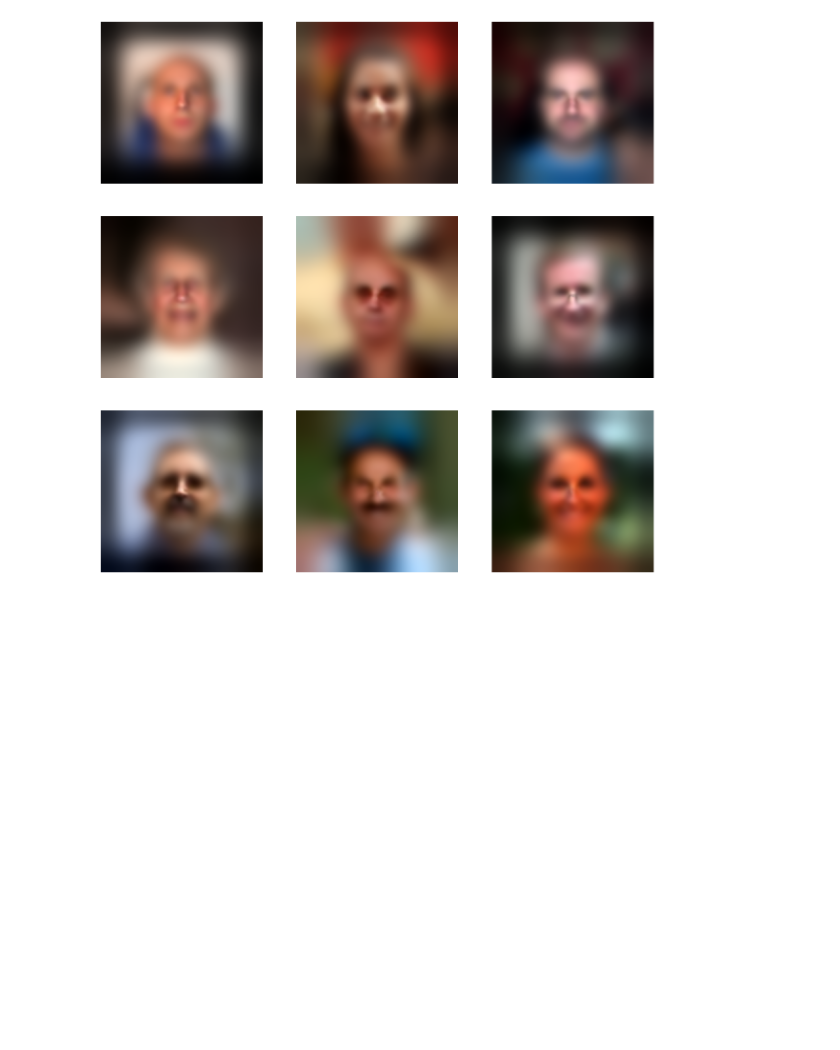
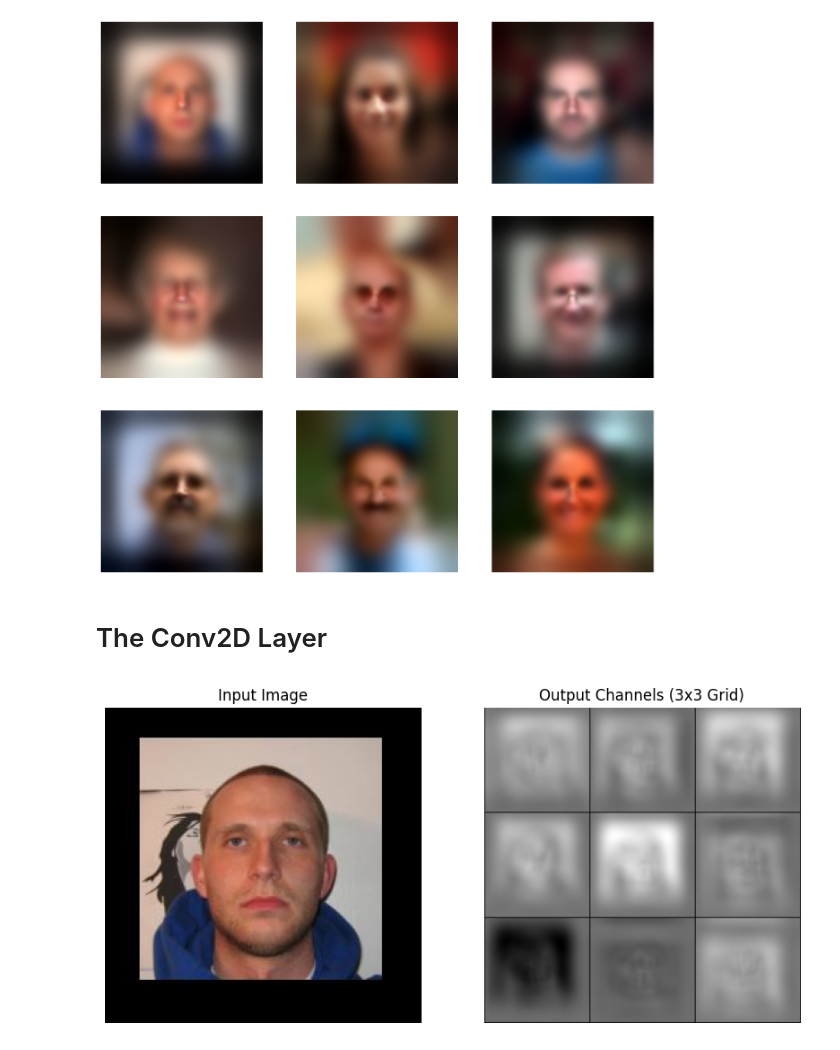
Before and after one commit to MichelleAppel/SCAPE, a Jupyter notebook: notebooks/test_modules.ipynb, the cells around one changed output. Cells and saved outputs as stored; diff of their text form; code cells hidden in the pictures; blank space fills up the shorter version.

Commit message:
conv2d example

```diff
--- a/notebooks/test_modules.ipynb
+++ b/notebooks/test_modules.ipynb
@@ -307,3 +307,5 @@ for i, img in enumerate(filtered_images[:9]):
 plt.show()
 # %% [output]
 [figure]
+# %% [markdown]
+# The Conv2D Layer
@@ -309,0 +315,41 @@ plt.show()
+# %%
+sigma_map_tensor = torch.tensor(sigma_cortical_pix).float().cuda().detach()
+
+layer = ModulatedConv2d(
+    in_channels=3,
+    out_channels=9,
+    kernel_size=57,
+    kernel_type="gaussian",
+    sigma_map=sigma_map_tensor,
+    dilation=1,
+    padding_mode='reflect'
+).cuda()
+# %%
+# Assume 'images' is your batch of input images and 'layer' is your model.
+img = images[0].cuda().detach()  # shape: [B, C, H, W]
+out = layer(img)                # out: [B, 9, H, W]
+
+# Display the input image.
+plt.figure(figsize=(10, 5))
+plt.subplot(1, 2, 1)
+plt.imshow(img[0].cpu().detach().permute(1, 2, 0))
+plt.axis('off')
+plt.title('Input Image')
+
+# For the output, convert the 9 channels into 9 single-channel images.
+# out[0] currently has shape [9, H, W]. Unsqueeze a channel dimension to get [9, 1, H, W].
+out_channels = out[0].unsqueeze(1)  # shape becomes [9, 1, H, W]
+
+# Create a 3x3 grid of these 9 images.
+grid = vutils.make_grid(out_channels, nrow=3, normalize=True)
+# grid has shape [1, H_grid, W_grid]; squeeze to get [H_grid, W_grid].
+grid_img = grid.squeeze(0).cpu().numpy()
+
+plt.subplot(1, 2, 2)
+plt.imshow(grid_img.transpose(1,2,0), cmap='gray')
+plt.axis('off')
+plt.title('Output Channels (3x3 Grid)')
+
+plt.show()
+# %% [output]
+[figure, added]
```
Also changed, not shown: parts of 6 cells of this notebook, 1 other file.
